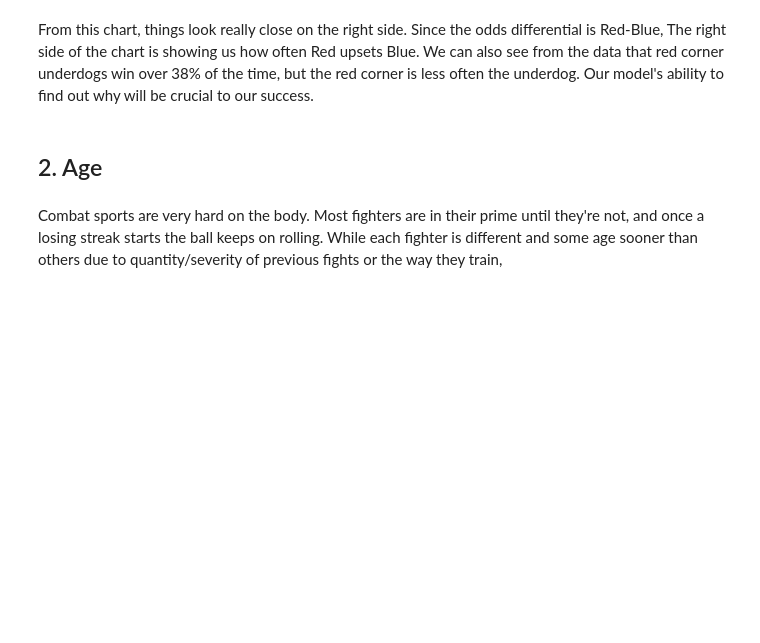
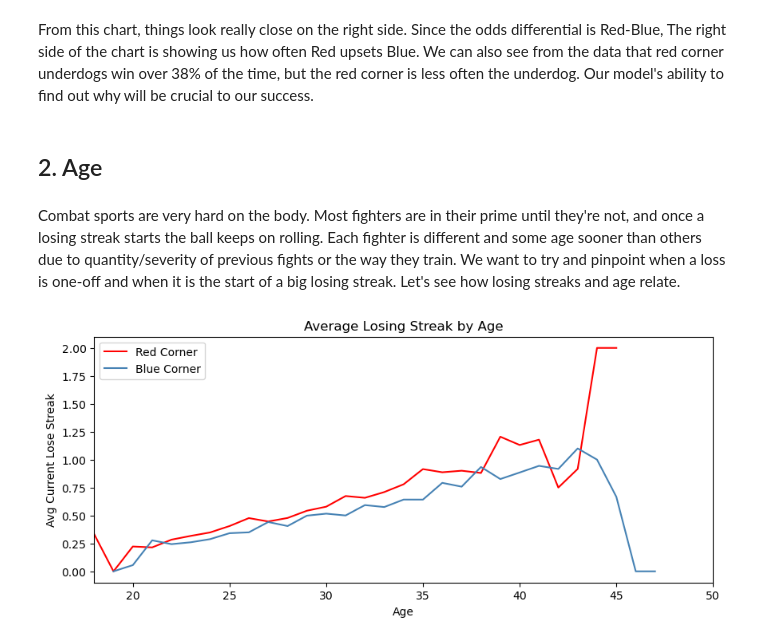
Before and after one commit to anthonyysz/Fight-Result-Predictor, a Jupyter notebook: notebooks/2-data-exploration-and-analysis.ipynb, the cells around one changed output. Saved outputs shown, nothing was run; the diff lists cells and outputs as text; code cells hidden in the pictures; blank space fills up the shorter version.

```diff
--- a/notebooks/2-data-exploration-and-analysis.ipynb
+++ b/notebooks/2-data-exploration-and-analysis.ipynb
@@ -117,4 +117,24 @@ From this chart, things look really close on the right side. Since the odds diff
 # %% [markdown]
 ## 2. Age
 # %% [markdown]
-Combat sports are very hard on the body. Most fighters are in their prime until they're not, and once a losing streak starts the ball keeps on rolling. While each fighter is different and some age sooner than others due to quantity/severity of previous fights or the way they train,
+Combat sports are very hard on the body. Most fighters are in their prime until they're not, and once a losing streak starts the ball keeps on rolling. Each fighter is different and some age sooner than others due to quantity/severity of previous fights or the way they train. We want to try and pinpoint when a loss is one-off and when it is the start of a big losing streak. Let's see how losing streaks and age relate.
+# %%
+fig, ax = plt.subplots(figsize=(10, 4))
+
+ageRange = range(18, 51)
+
+redAvgLoseStreak = [df[df['RedAge'] == age]['RedCurrentLoseStreak'].mean() for age in ageRange]
+blueAvgLoseStreak = [df[df['BlueAge'] == age]['BlueCurrentLoseStreak'].mean() for age in ageRange]
+
+ax.plot(ageRange, redAvgLoseStreak, color='red', label='Red Corner')
+ax.plot(ageRange, blueAvgLoseStreak, color='steelblue', label='Blue Corner')
+
+ax.set_xlabel('Age')
+ax.set_ylabel('Avg Current Lose Streak')
+ax.set_title('Average Losing Streak by Age')
+ax.set_xlim(18, 50)
+ax.legend()
+
+plt.show()
+# %% [output]
+[figure, added]
```
Also changed, not shown: parts of 3 cells of this notebook, 1 other file.
